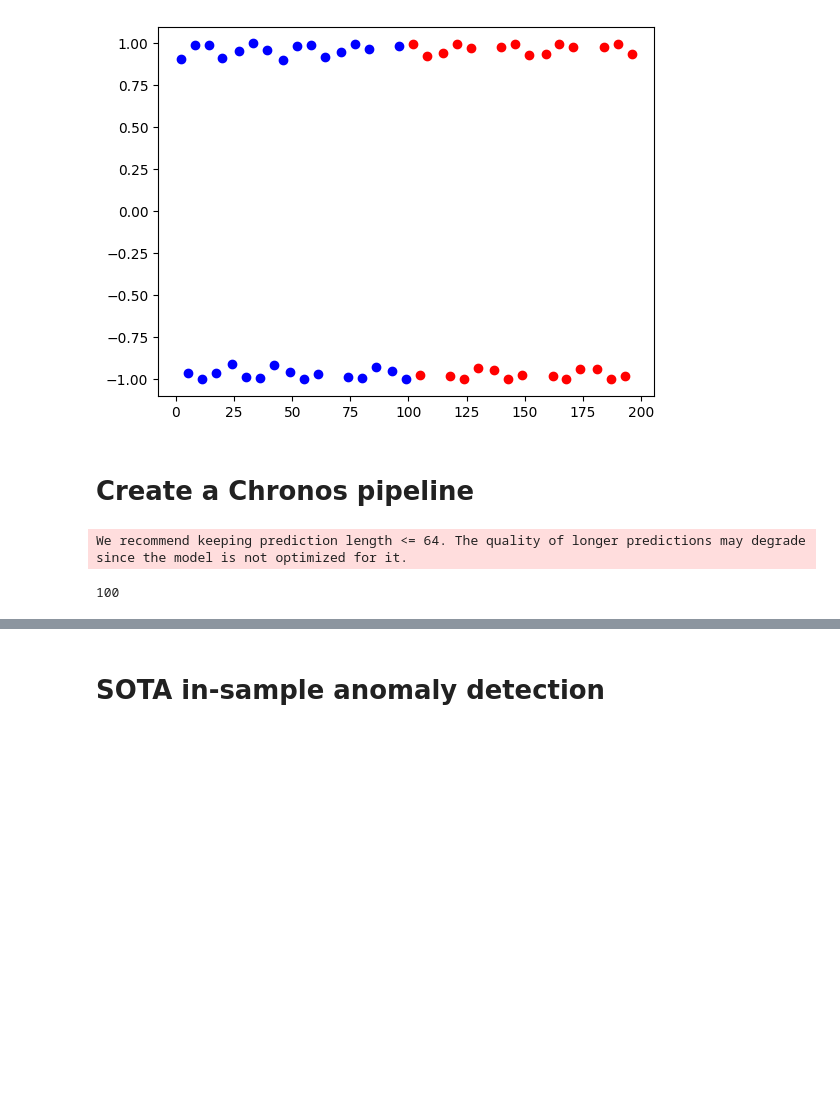
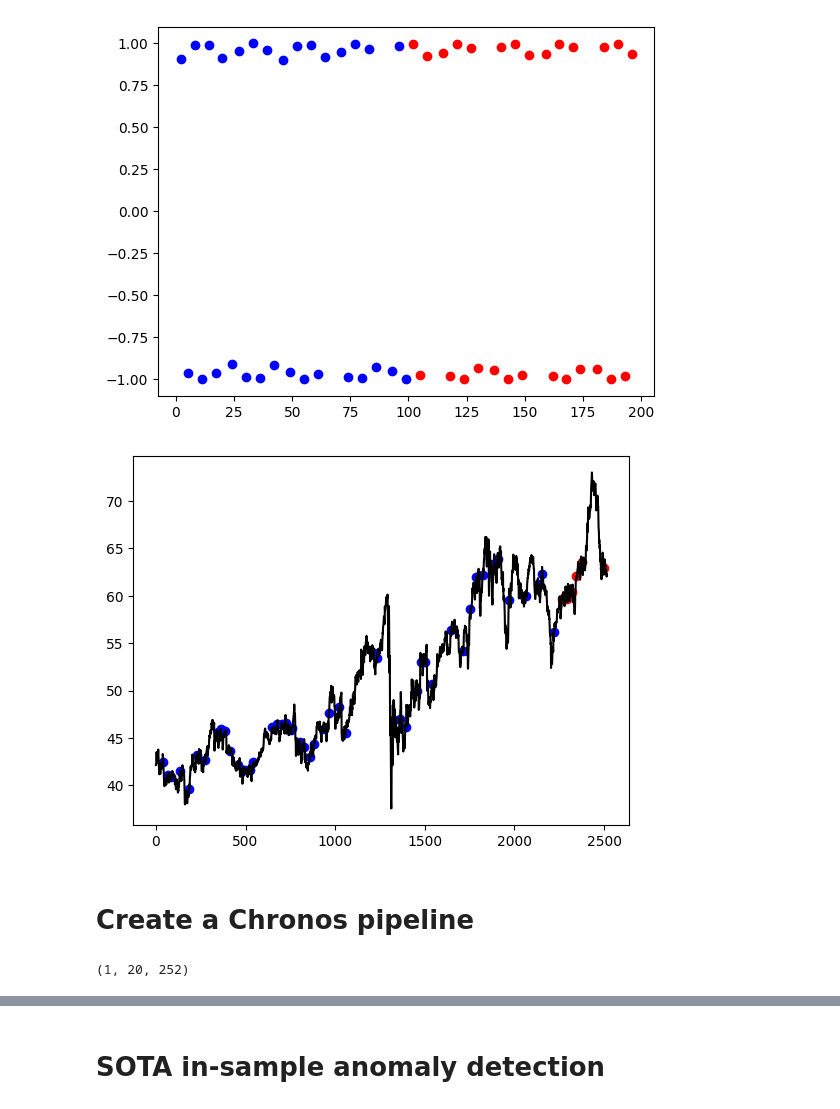
Before and after one commit to HillelCharbit/NLP-anomalydetector, a Jupyter notebook: pipeline.ipynb, the cells around one changed output, grey strips where cells are left out. Cells and saved outputs as stored; diff of their text form; code cells hidden in the pictures; blank space fills up the shorter version.

```diff
--- a/pipeline.ipynb
+++ b/pipeline.ipynb
@@ -62,6 +62,55 @@ for i, value in enumerate(anomalies_test):
 [0.0, 0.0, 0.9092974268256817, 0.0, 0.0, -0.9589242746631385, 0.0, 0.0, 0.9893582466233818, 0.0]
 [0.0, 0.0, 0.9948267913584063, 0.0, 0.0, -0.9705352835374847, 0.0, 0.0, 0.926818505417785, 0.0]
 [figure]
+# %%
+# load the csv file (coca cola data)
+data_main = pd.read_csv("cocacola_stock.csv")
+
+
+# split the data train and test 90/10
+
+train_data = data_main.iloc[:int(len(data_main) * 0.90)]
+test_data = data_main.iloc[int(len(data_main) * 0.90):]
+
+train_forcast = train_data["Close"]
+test_forcast = test_data["Close"]
+
+train_anomalies = []
+test_anomalies = []
+
+for i, data in enumerate(train_forcast):
+    if train_data.iloc[i]["GoldenCross"] == 1:
+        train_anomalies.append(data)
+    else:
+        train_anomalies.append(0.0)
+
+for i, data in enumerate(test_forcast):
+    if test_data.iloc[i]["GoldenCross"] == 1:
+        test_anomalies.append(data)
+    else:
+        test_anomalies.append(0.0)
+
+
+# plot the anomalies
+
+index = 0
+for i, value in enumerate(train_anomalies):
+    if(value != 0):
+        plt.scatter(i, value, color="blue", label="Anomaly")
+    index += 1
+
+for i, value in enumerate(test_anomalies):
+    if(value != 0):
+        plt.scatter(index + i, value, color="red", label="Anomaly")
+
+
+# plot the coca cola data["close"]
+
+plt.plot(data_main.index, data_main["Close"], color="black", label="Train Data")
+
+plt.show()
+# %% [output]
+[figure, added]
 # %% [markdown]
 # Create a Chronos pipeline
 # %%
@@ -74,18 +123,25 @@ pipeline = ChronosPipeline.from_pretrained(
   torch_dtype=torch.bfloat16,
 )
 
-context = torch.tensor(train_data["Sin(X)"].values, dtype=torch.bfloat16)
-prediction_length = len(train_data)
-print(prediction_length)
+context = torch.tensor(train_forcast.values, dtype=torch.bfloat16)
+prediction_length = len(test_forcast)
 
-quantiles, mean = pipeline.predict_quantiles(
+output = pipeline.predict(
     context=context,
     prediction_length=prediction_length,
-    quantile_levels=[0.1, 0.5, 0.9],
+    limit_prediction_length=False,
 )
 
-forecast_index = range(len(train_data), len(train_data) * 2)
-low, median_chronos, high = quantiles[0, :, 0], quantiles[0, :, 1], quantiles[0, :, 2]
+output = output.cpu().numpy()
+
+
+
+forecast_index = range(len(train_data), len(train_data) + prediction_length)
+
+# output has shape (batch_size, num_samples, prediction_length)
+
+print(output.shape)
+
+# plot the forecasted data to
 # %% [output]
-We recommend keeping prediction length <= 64. The quality of longer predictions may degrade since the model is not optimized for it.
+(1, 20, 252)
-100
```
Also changed, not shown: parts of 1 cell of this notebook, 3 other files.
